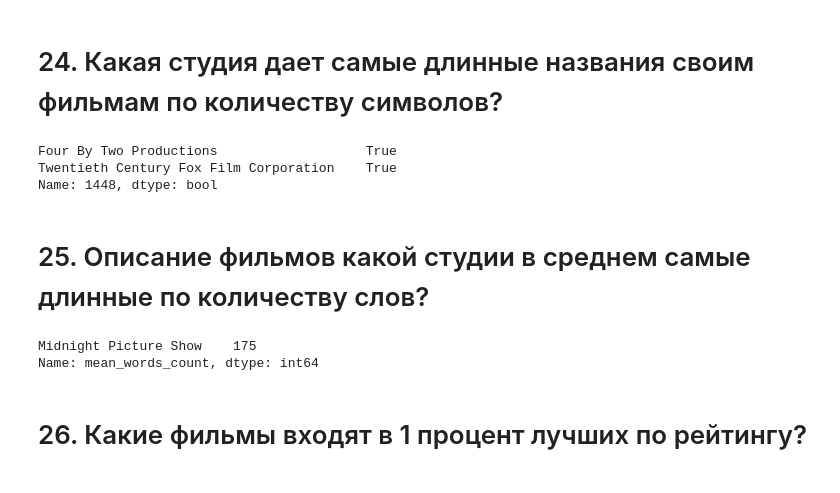
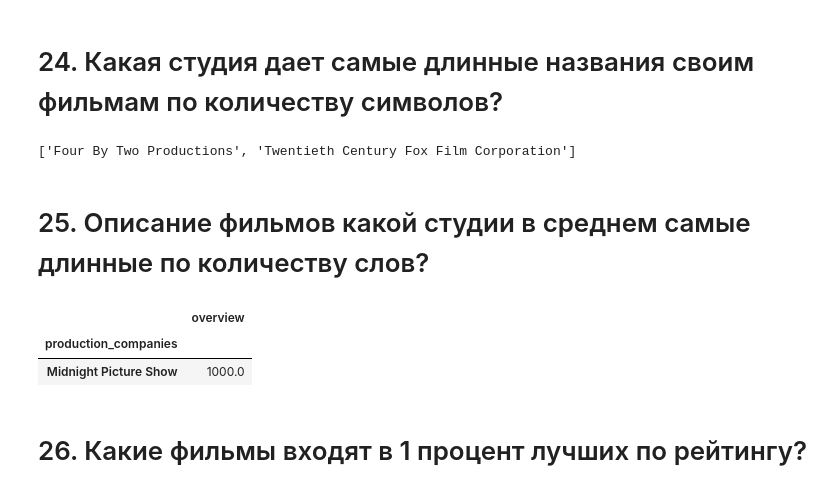
Before and after one commit to sau114/skillfactory_rds, a Jupyter notebook: module_1/Movies_IMBD_v4.1.ipynb, the cells around one changed output. Cells and saved outputs as stored; diff of their text form; code cells hidden in the pictures.

```diff
--- a/module_1/Movies_IMBD_v4.1.ipynb
+++ b/module_1/Movies_IMBD_v4.1.ipynb
@@ -337,26 +297,25 @@ dtype: int64
 answers['23'] = '5. Peter Jackson'
 # %% [markdown]
 # 24. Какая студия дает самые длинные названия своим фильмам по количеству символов?
-# %%
-title_length = data['original_title'].map(lambda x : len(x)).sort_values(ascending=False)
-target_movie = film_studios.loc[title_length.index[0]]
-target_movie[target_movie]    # используем серию как маску для самой себя
-# %% [output]
-Four By Two Productions                   True
-Twentieth Century Fox Film Corporation    True
-Name: 1448, dtype: bool
+# %%
+# посчитаем длину названий, получим индекс самого длинного
+# выведем какие студии его сняли
+data['production_companies'][data['original_title'].str.len().idxmax()]
+# %% [output]
+['Four By Two Productions', 'Twentieth Century Fox Film Corporation']
 # %%
 answers['24'] = '5. Four By Two Productions'
 # %% [markdown]
 # 25. Описание фильмов какой студии в среднем самые длинные по количеству слов?
-# %%
-mean_words_count = pd.Series(data=0, index=film_studios.columns, name='mean_words_count')
-for this_studio in mean_words_count.index:
-    mean_words_count[this_studio] = data[film_studios[this_studio]]['overview'].map(lambda x : len(x.split())).mean()
-mean_words_count.sort_values(ascending=False).head(1)
-# %% [output]
-Midnight Picture Show    175
-Name: mean_words_count, dtype: int64
+# %%
+# оставим столбец студий, добавим столбец длины описаний, взорвём по студиям,
+# сгруппируем по студиям по среднему и отсортируем
+data[['production_companies']].merge(data['overview'].str.len(), left_index=True, right_index=True).explode(
+    'production_companies').groupby('production_companies').mean().sort_values(by='overview', ascending=False).head(1)
+# %% [output]
+|  | overview |
+| production_companies |  |
+| Midnight Picture Show | 1000.0 |
 # %%
 answers['25'] = '3. Midnight Picture Show'
 # %% [markdown]
```
Also changed, not shown: parts of 51 cells of this notebook.
